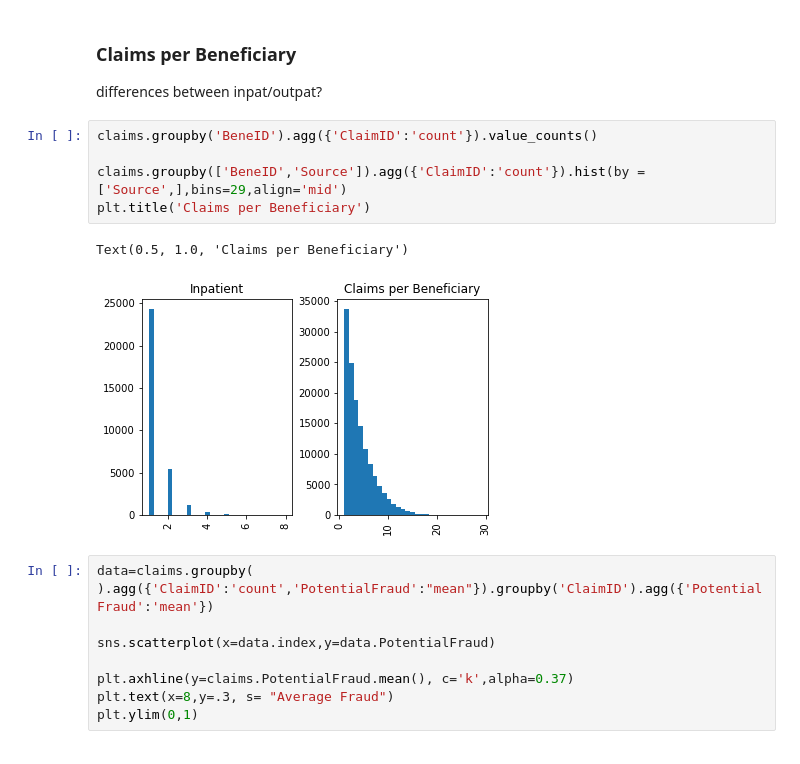
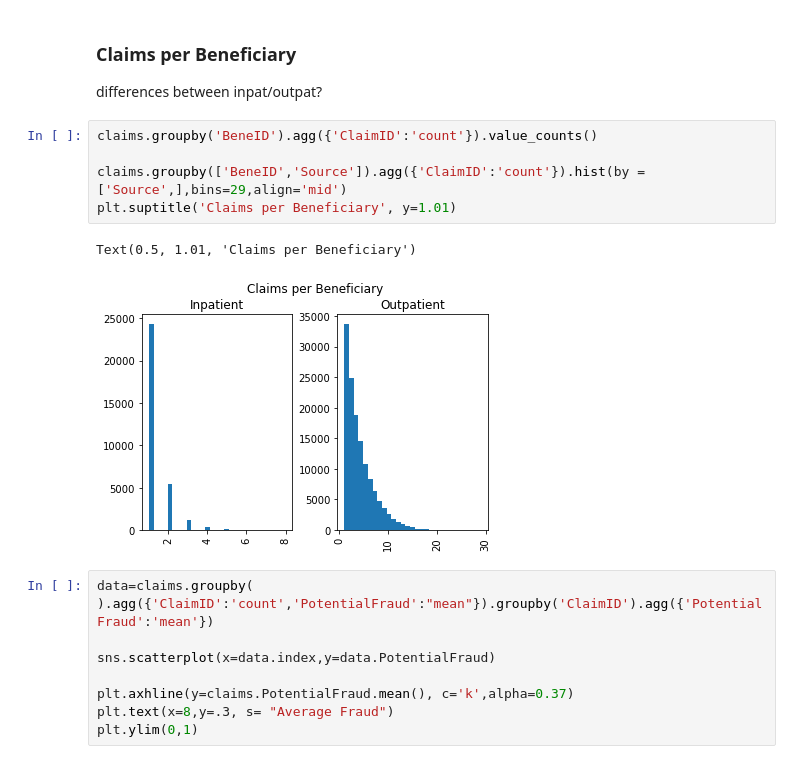
Before and after one commit to jwelch1123/healthcare_fraud_detection, a Jupyter notebook: healthcare_fraud.ipynb, the cells around one changed output. Saved outputs shown, nothing was run; the diff lists cells and outputs as text.

```diff
--- a/healthcare_fraud.ipynb
+++ b/healthcare_fraud.ipynb
@@ -939,11 +886,11 @@ differences between inpat/outpat?
 # %%
 claims.groupby('BeneID').agg({'ClaimID':'count'}).value_counts()
 
 claims.groupby(['BeneID','Source']).agg({'ClaimID':'count'}).hist(by = ['Source',],bins=29,align='mid')
-plt.title('Claims per Beneficiary')
+plt.suptitle('Claims per Beneficiary', y=1.01)
 # %% [output]
-Text(0.5, 1.0, 'Claims per Beneficiary')
+Text(0.5, 1.01, 'Claims per Beneficiary')
-[figure, old version]
+[figure, new version]
 # %%
 data=claims.groupby(
 ).agg({'ClaimID':'count','PotentialFraud':"mean"}).groupby('ClaimID').agg({'PotentialFraud':'mean'})
```
Also changed, not shown: parts of 84 cells of this notebook, 1 other file.
